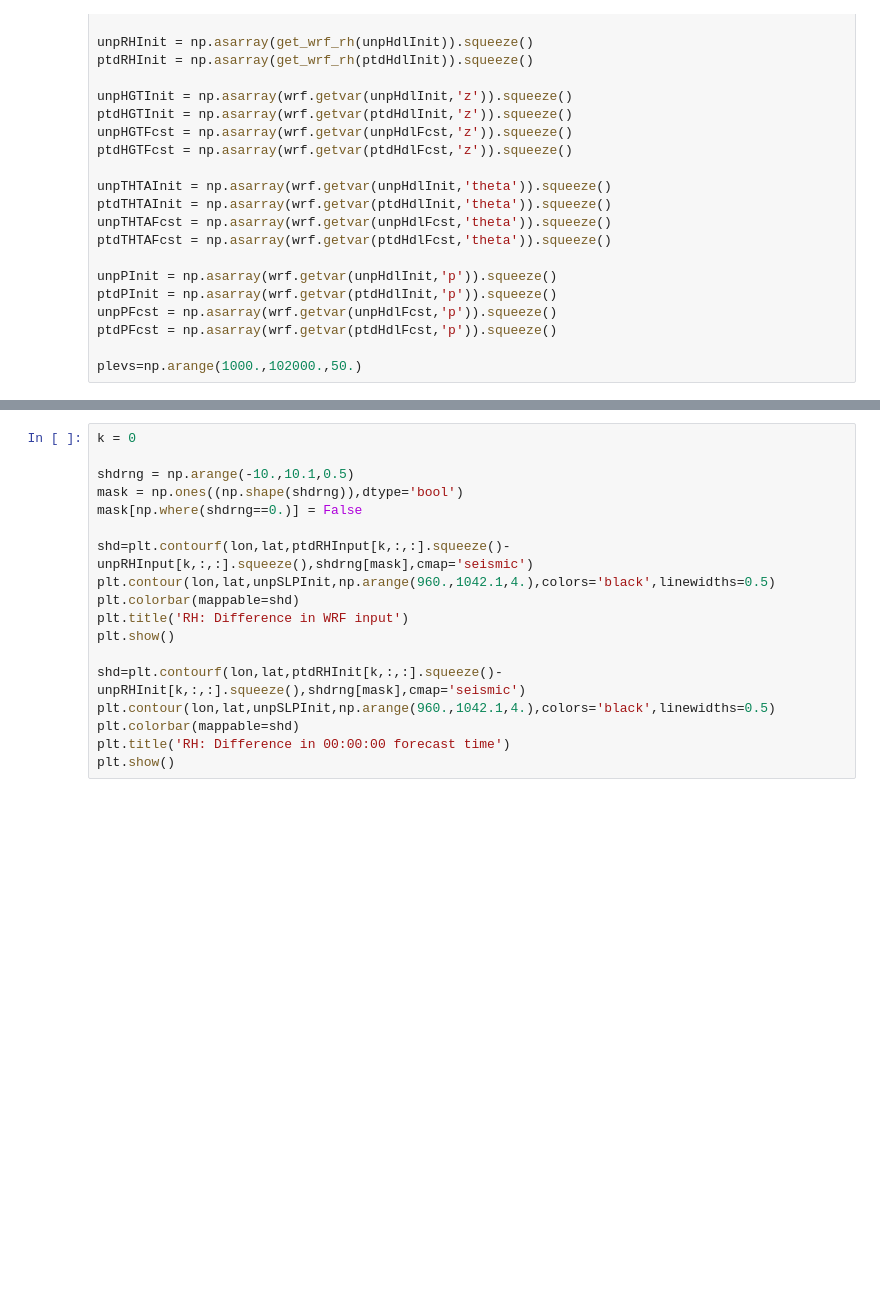
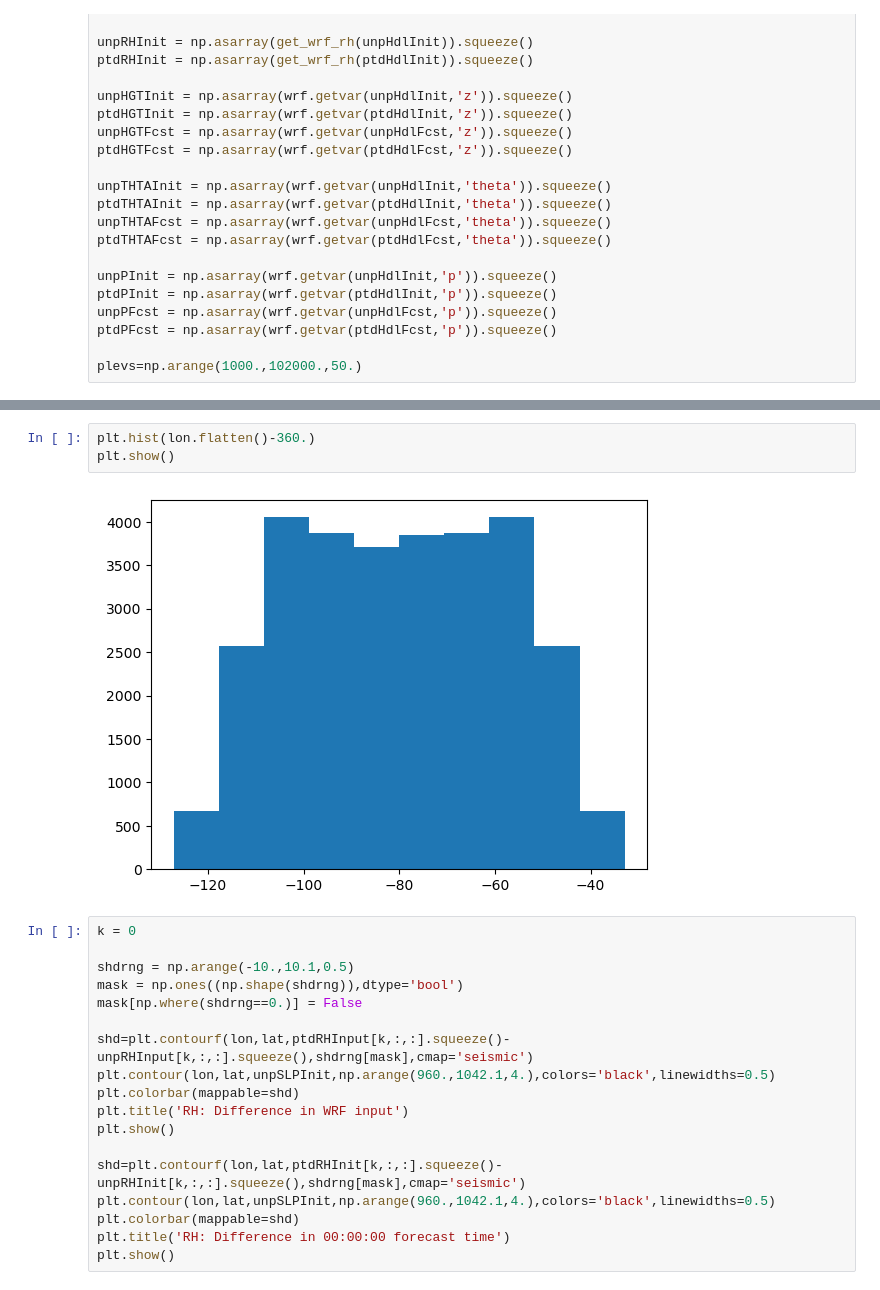
Before and after one commit to bthoover/UWAOS_WRF_QOIP, a Jupyter notebook: analysis/final_run/march2020_uvTq_case_plots.ipynb, the cells around one changed output, grey strips where cells are left out. Cells and saved outputs as stored; diff of their text form; blank space fills up the shorter version.

```diff
--- a/analysis/final_run/march2020_uvTq_case_plots.ipynb
+++ b/analysis/final_run/march2020_uvTq_case_plots.ipynb
@@ -291,3 +420,8 @@ plt.show()
+# %%
+plt.hist(lon.flatten()-360.)
+plt.show()
+# %% [output]
+[figure, added]
 # %%
 k = 0
 
```
Also changed, not shown: parts of 11 cells of this notebook.
